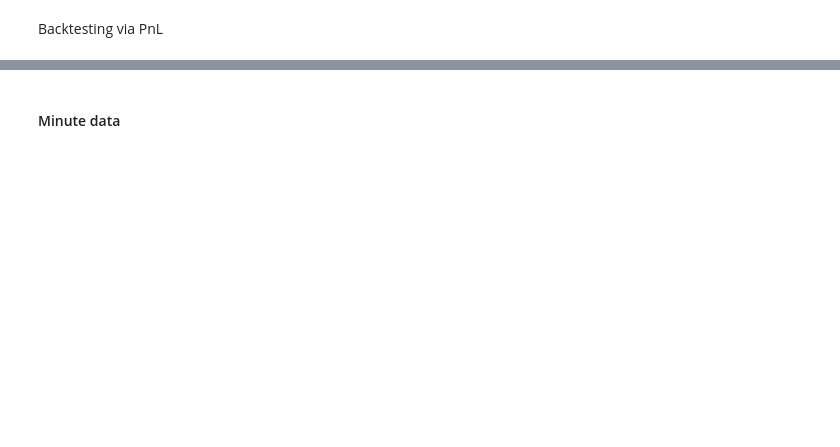
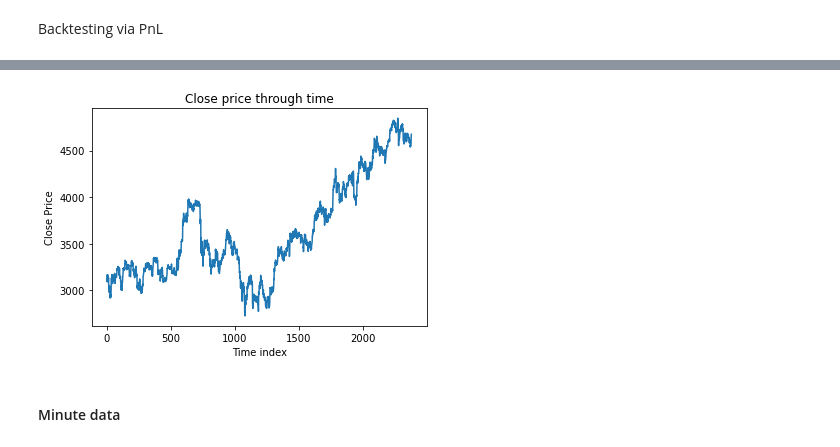
Before and after one commit to zachHFT/Optimal-Cryptocurrency-Trading-Strategies-Step2, a Jupyter notebook: Reddit_Analysis/Network_Analysis/reddit_webscraping_for_backtesting.ipynb, the cells around one changed output, grey strips where cells are left out. Cells and saved outputs as stored; diff of their text form; code cells hidden in the pictures; blank space fills up the shorter version.

```diff
--- a/Reddit_Analysis/Network_Analysis/reddit_webscraping_for_backtesting.ipynb
+++ b/Reddit_Analysis/Network_Analysis/reddit_webscraping_for_backtesting.ipynb
@@ -372,3 +316,11 @@ get_pnl(eth_naji102_hr)
+# %%
+plt.plot(eth_hr_imp_w_signal['close'])
+plt.xlabel('Time index')
+plt.ylabel('Close Price')
+plt.title('Close price through time')
+plt.show()
+# %% [output]
+[figure, added]
 # %% [markdown]
 #### Minute data
 # %%
```
Also changed, not shown: parts of 20 cells of this notebook, 7 other files.
